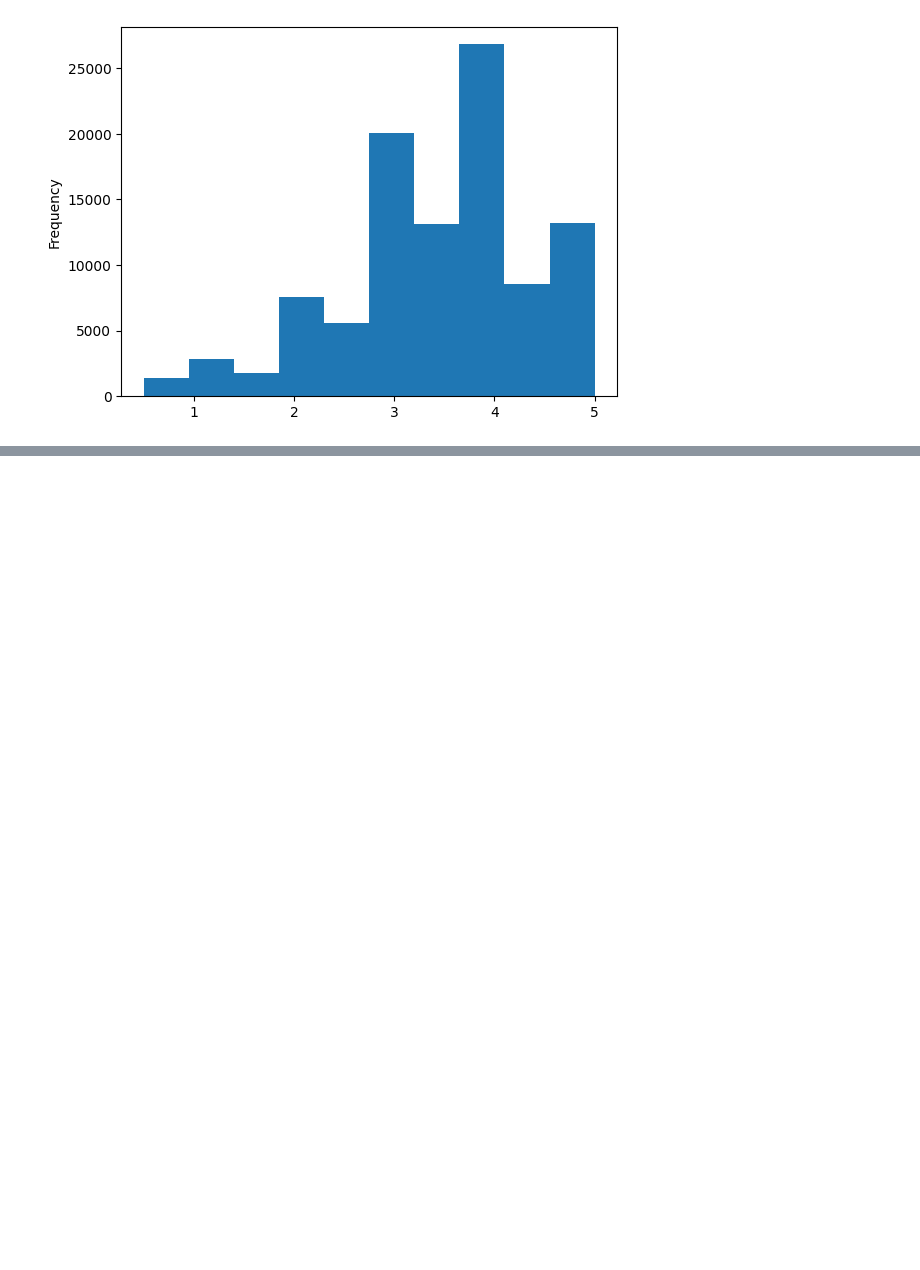
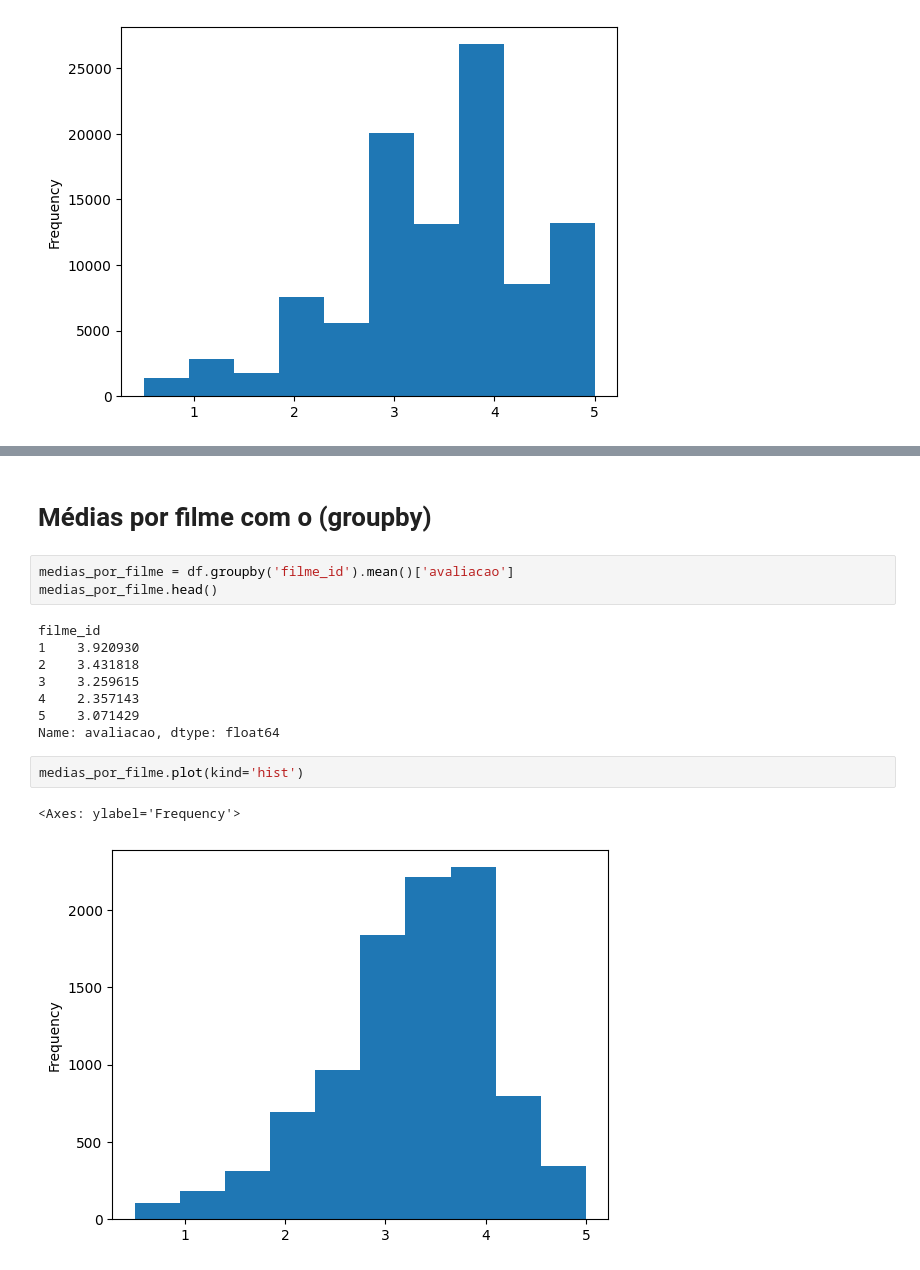
Before and after one commit to ThiagoDFMaia/projeto_final_tarde, a Jupyter notebook: semana_eda/dia_1.ipynb, the cells around one changed output, grey strips where cells are left out. Saved outputs shown, nothing was run; the diff lists cells and outputs as text; blank space fills up the shorter version.

```diff
--- a/semana_eda/dia_1.ipynb
+++ b/semana_eda/dia_1.ipynb
@@ -258,0 +406,18 @@ df.avaliacao.plot(kind='hist')
+# %% [markdown]
+# Médias por filme com o (groupby)
+# %%
+medias_por_filme = df.groupby('filme_id').mean()['avaliacao']
+medias_por_filme.head()
+# %% [output]
+filme_id
+1    3.920930
+2    3.431818
+3    3.259615
+4    2.357143
+5    3.071429
+Name: avaliacao, dtype: float64
+# %%
+medias_por_filme.plot(kind='hist')
+# %% [output]
+<Axes: ylabel='Frequency'>
+[figure, added]
```
Also changed, not shown: parts of 58 cells of this notebook, 2 other files.
